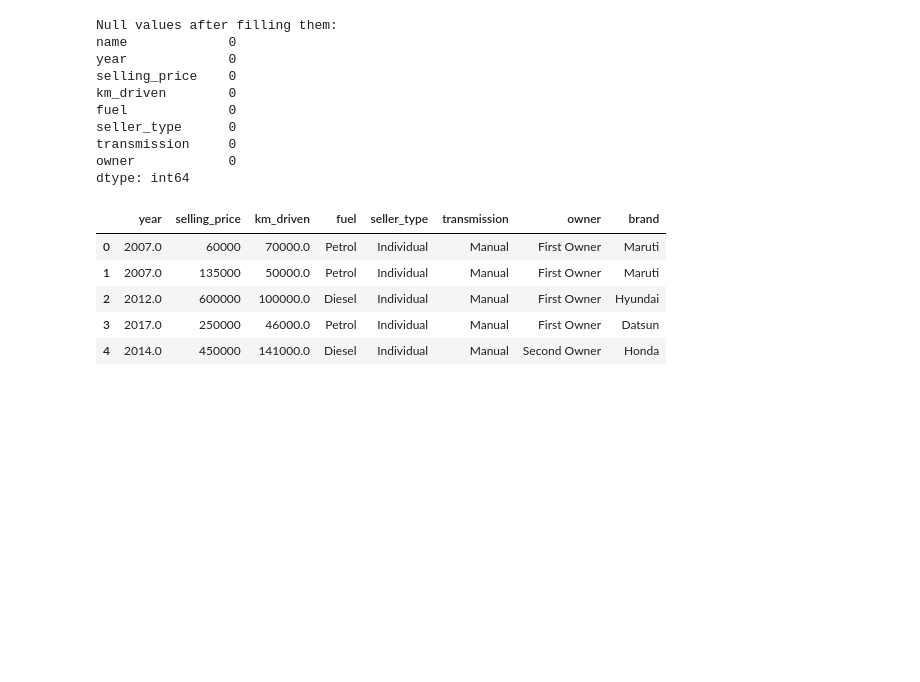
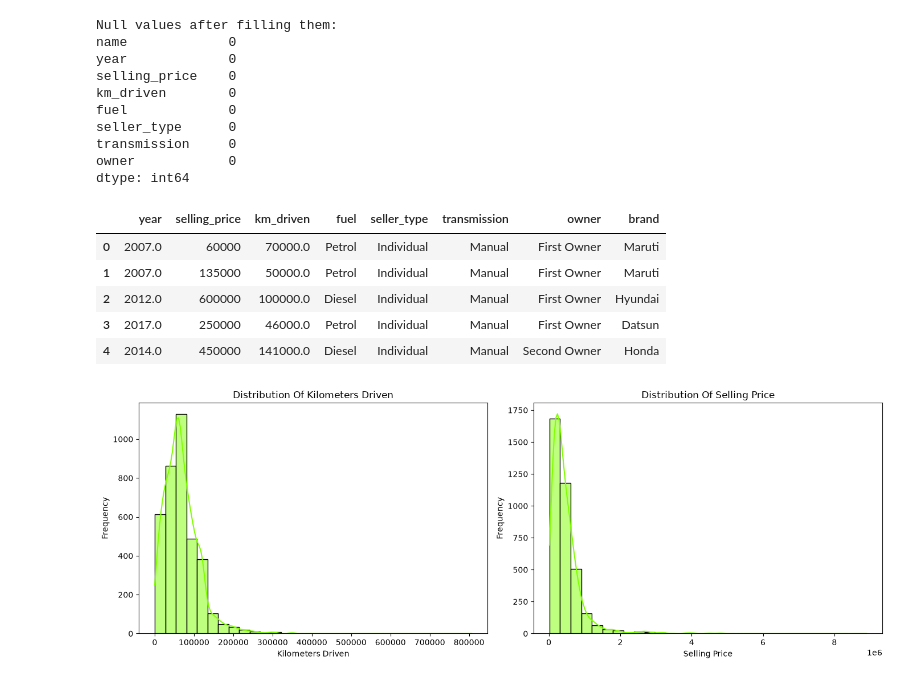
Before and after one commit to mohammed-mehdi-saibat/Car-Price-Predictor, a Jupyter notebook: notebooks/01_exploration.ipynb, the cells around one changed output. Drawn from its saved outputs; the diff is of its cells as text; code cells hidden in the pictures; blank space fills up the shorter version.

Commit message:
feat(preprocessing): Make km_driven and selling_price destribution through histogram

```diff
--- a/notebooks/01_exploration.ipynb
+++ b/notebooks/01_exploration.ipynb
@@ -130,3 +132,38 @@ display(df.head())
 | 2 | 2012.0 | 600000 | 100000.0 | Diesel | Individual | Manual | First Owner | Hyundai |
 | 3 | 2017.0 | 250000 | 46000.0 | Petrol | Individual | Manual | First Owner | Datsun |
 | 4 | 2014.0 | 450000 | 141000.0 | Diesel | Individual | Manual | Second Owner | Honda |
+# %%
+# Data Visuals
+
+fig, axes = plt.subplots(1, 2, figsize=(14, 5))
+
+# km_driven Histogram
+sns.histplot(
+    df["km_driven"],
+    bins=30,
+    kde=True,
+    color="#80FF00",
+    ax=axes[0],
+    edgecolor="black"
+)
+axes[0].set_title("Distribution Of Kilometers Driven")
+axes[0].set_xlabel("Kilometers Driven")
+axes[0].set_ylabel("Frequency")
+
+# selling_price Histogram
+sns.histplot(
+    df["selling_price"],
+    bins=30,
+    kde=True,
+    color="#80FF00",
+    ax=axes[1],
+    edgecolor="black"
+)
+axes[1].set_title("Distribution Of Selling Price")
+axes[1].set_xlabel("Selling Price")
+axes[1].set_ylabel("Frequency")
+
+plt.tight_layout()
+plt.show()
+# %% [output]
+[figure, added]
```
Also changed, not shown: parts of 1 cell of this notebook, 1 other file.
